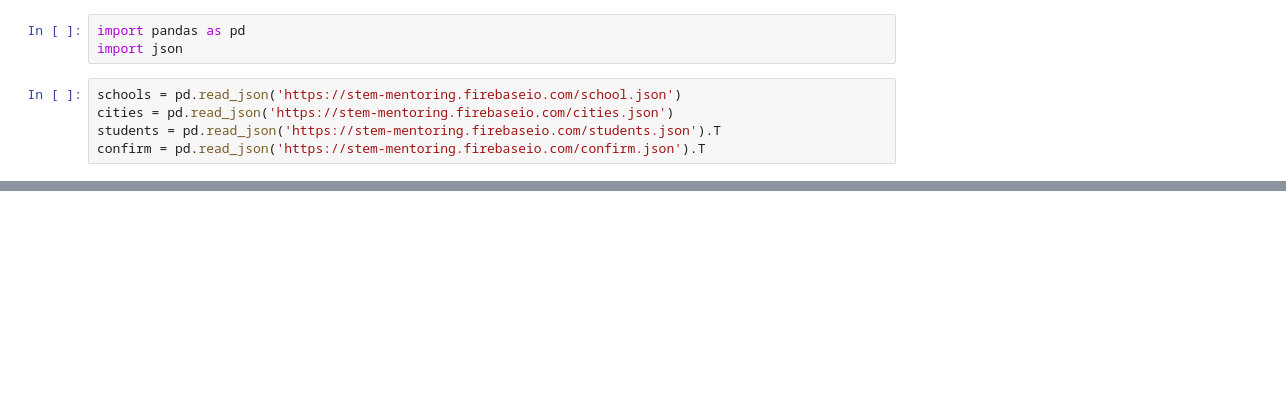
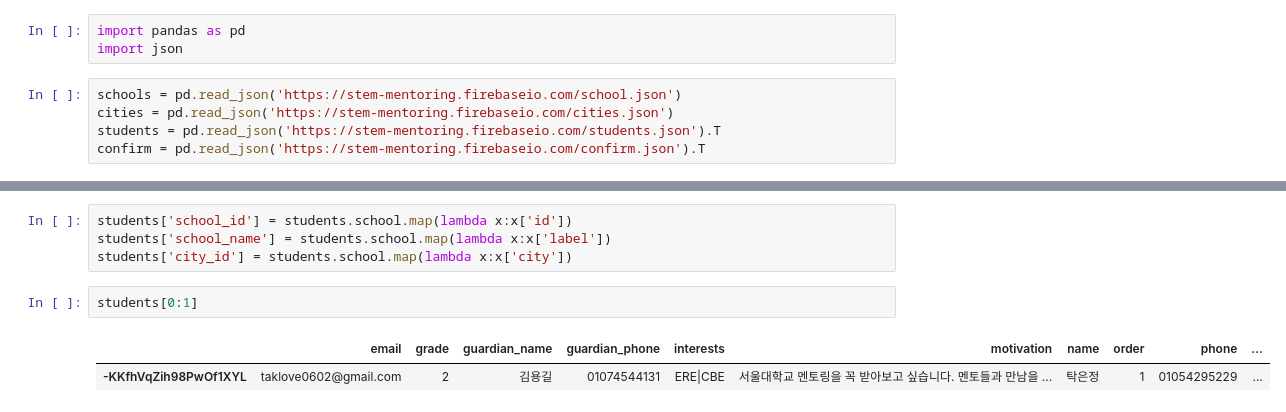
Before and after one commit to STEM-SNU/vision_mentoring, a Jupyter notebook: VM_data.ipynb, the cells around one changed output, grey strips where cells are left out. Drawn from its saved outputs; the diff is of its cells as text; blank space fills up the shorter version.

```diff
--- a/VM_data.ipynb
+++ b/VM_data.ipynb
@@ -22,0 +12,9 @@ Name: school, dtype: object
+# %%
+students['school_id'] = students.school.map(lambda x:x['id'])
+students['school_name'] = students.school.map(lambda x:x['label'])
+students['city_id'] = students.school.map(lambda x:x['city'])
+# %%
+students[0:1]
+# %% [output]
+|  | email | grade | guardian_name | guardian_phone | interests | motivation | name | order | phone | ... |
+| -KKfhVqZih98PwOf1XYL | taklove0602@gmail.com | 2 | 김용길 | 01074544131 | ERE|CBE | 서울대학교 멘토링을 꼭 받아보고 싶습니다. 멘토들과 만남을 ... | 탁은정 | 1 | 01054295229 | ... |
```
Also changed, not shown: parts of 5 cells of this notebook, 5 other files.
